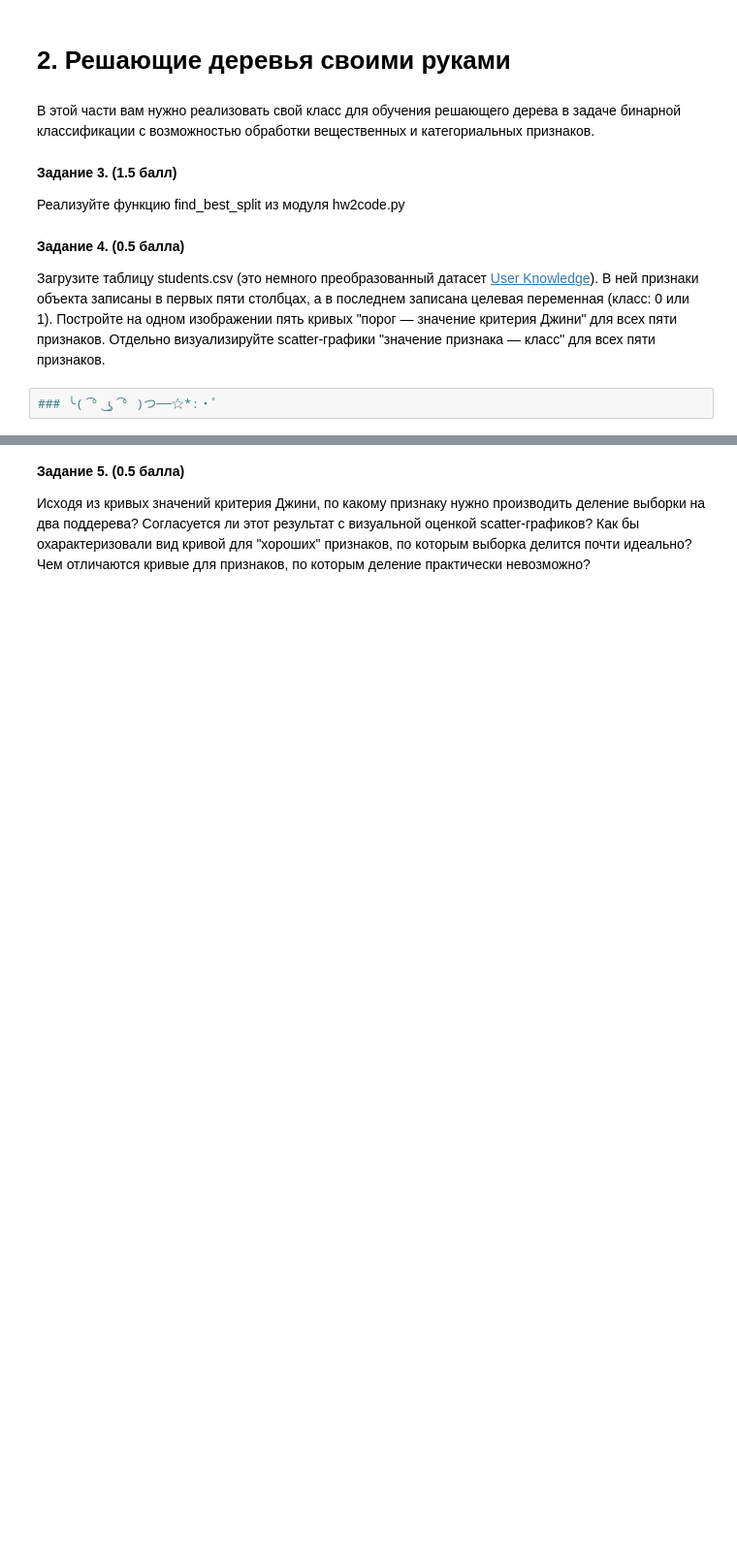
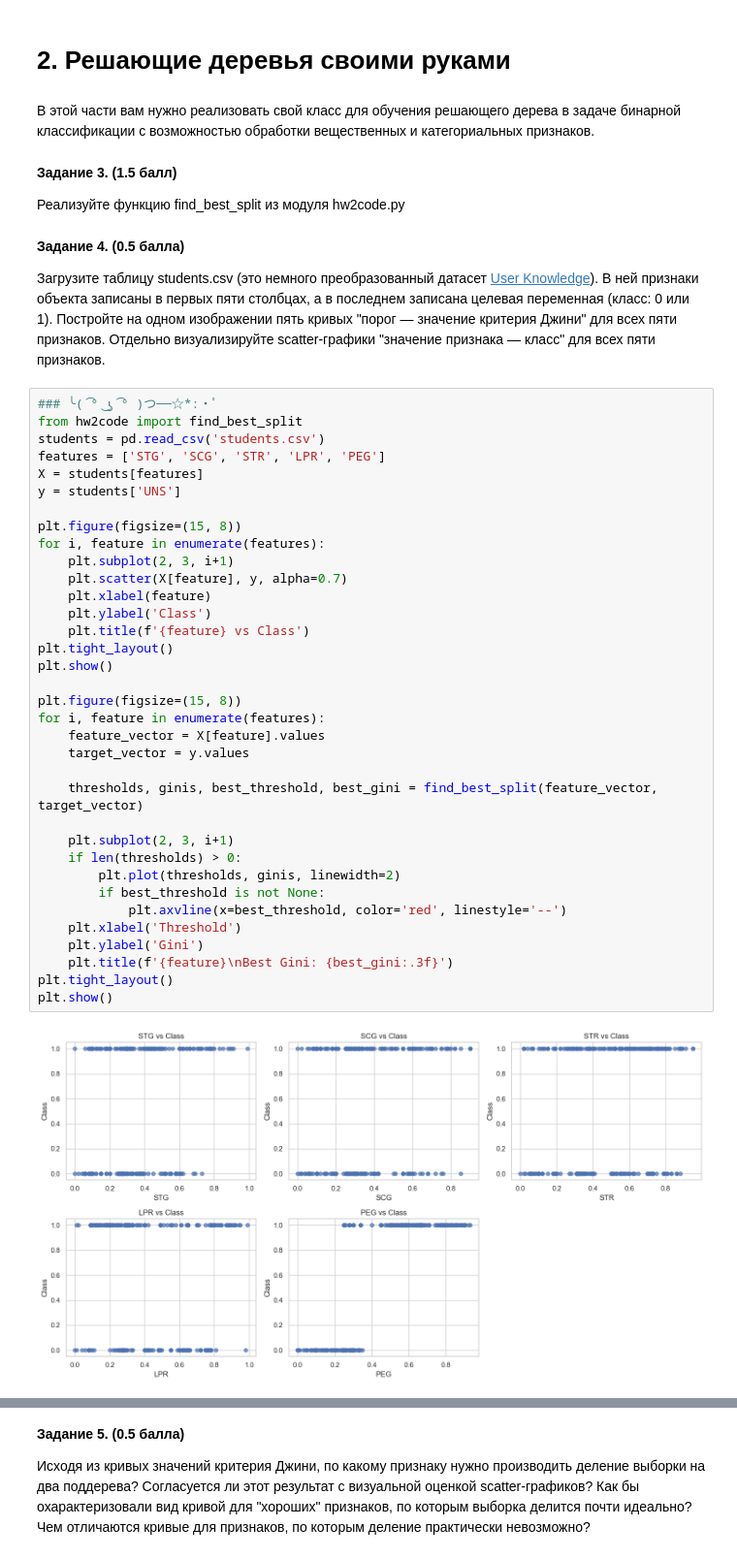
Before and after one commit to ValeriaBoldinova/ML, a Jupyter notebook: Laba2/hw2-trees.ipynb, the cells around one changed output, grey strips where cells are left out. Shown at 97% size. Saved outputs shown, nothing was run; the diff lists cells and outputs as text; blank space fills up the shorter version.

```diff
--- a/Laba2/hw2-trees.ipynb
+++ b/Laba2/hw2-trees.ipynb
@@ -220,5 +257,40 @@ __Задание 3. (1.5 балл)__
 __Задание 4. (0.5 балла)__
 
 Загрузите таблицу students.csv (это немного преобразованный датасет [User Knowledge](https://archive.ics.uci.edu/ml/datasets/User+Knowledge+Modeling)). В ней признаки объекта записаны в первых пяти столбцах, а в последнем записана целевая переменная (класс: 0 или 1). Постройте на одном изображении пять кривых "порог — значение критерия Джини" для всех пяти признаков. Отдельно визуализируйте scatter-графики "значение признака — класс" для всех пяти признаков.
-# %%
-### ╰( ͡° ͜ʖ ͡° )つ──☆*:・ﾟ
+# %%
+### ╰( ͡° ͜ʖ ͡° )つ──☆*:・ﾟ
+from hw2code import find_best_split
+students = pd.read_csv('students.csv')
+features = ['STG', 'SCG', 'STR', 'LPR', 'PEG']
+X = students[features]
+y = students['UNS']
+
+plt.figure(figsize=(15, 8))
+for i, feature in enumerate(features):
+    plt.subplot(2, 3, i+1)
+    plt.scatter(X[feature], y, alpha=0.7)
+    plt.xlabel(feature)
+    plt.ylabel('Class')
+    plt.title(f'{feature} vs Class')
+plt.tight_layout()
+plt.show()
+
+plt.figure(figsize=(15, 8))
+for i, feature in enumerate(features):
+    feature_vector = X[feature].values
+    target_vector = y.values
+
+    thresholds, ginis, best_threshold, best_gini = find_best_split(feature_vector, target_vector)
+
+    plt.subplot(2, 3, i+1)
+    if len(thresholds) > 0:
+        plt.plot(thresholds, ginis, linewidth=2)
+        if best_threshold is not None:
+            plt.axvline(x=best_threshold, color='red', linestyle='--')
+    plt.xlabel('Threshold')
+    plt.ylabel('Gini')
+    plt.title(f'{feature}\nBest Gini: {best_gini:.3f}')
+plt.tight_layout()
+plt.show()
+# %% [output]
+[figure, added]
```
Also changed, not shown: parts of 15 cells of this notebook, 1 other file.
